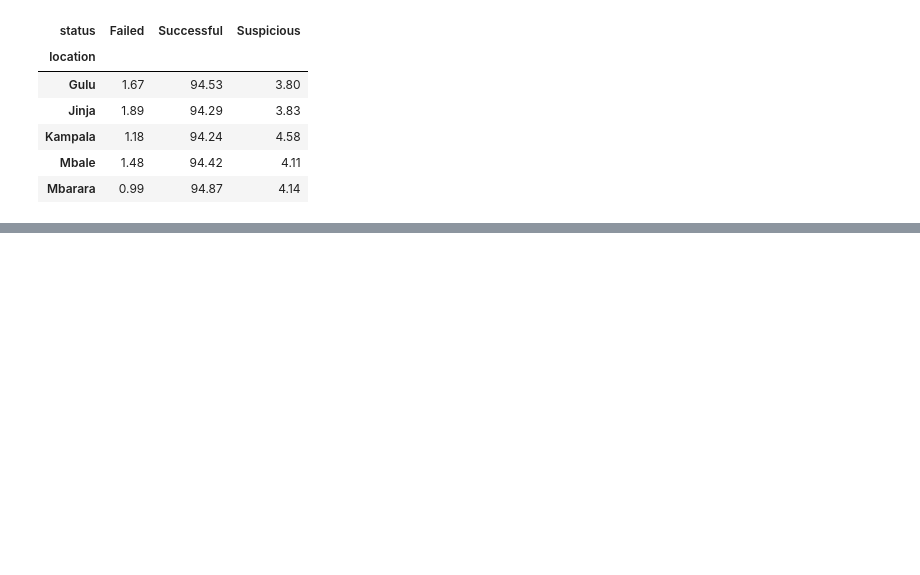
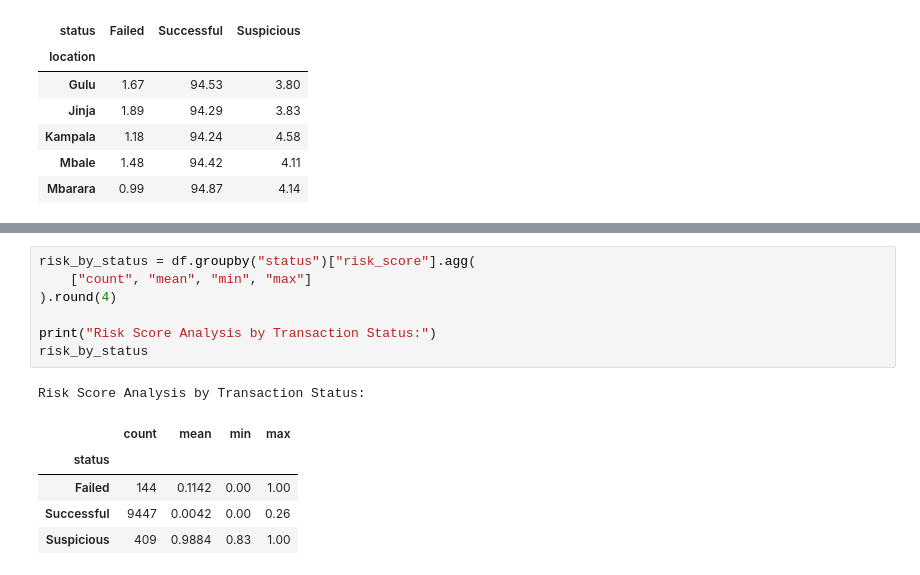
Before and after one commit to AMUTUHEIREMELLON/securepay-intelligence, a Jupyter notebook: data-science/notebooks/02_data_analysis.ipynb, the cells around one changed output, grey strips where cells are left out. Cells and saved outputs as stored; diff of their text form; blank space fills up the shorter version.

Commit message:
Complete transaction data analysis

```diff
--- a/data-science/notebooks/02_data_analysis.ipynb
+++ b/data-science/notebooks/02_data_analysis.ipynb
@@ -280,0 +328,14 @@ Status Percentages by Location:
+# %%
+risk_by_status = df.groupby("status")["risk_score"].agg(
+    ["count", "mean", "min", "max"]
+).round(4)
+
+print("Risk Score Analysis by Transaction Status:")
+risk_by_status
+# %% [output]
+Risk Score Analysis by Transaction Status:
+|  | count | mean | min | max |
+| status |  |  |  |  |
+| Failed | 144 | 0.1142 | 0.00 | 1.00 |
+| Successful | 9447 | 0.0042 | 0.00 | 0.26 |
+| Suspicious | 409 | 0.9884 | 0.83 | 1.00 |
```
Also changed, not shown: parts of 6 cells of this notebook.
